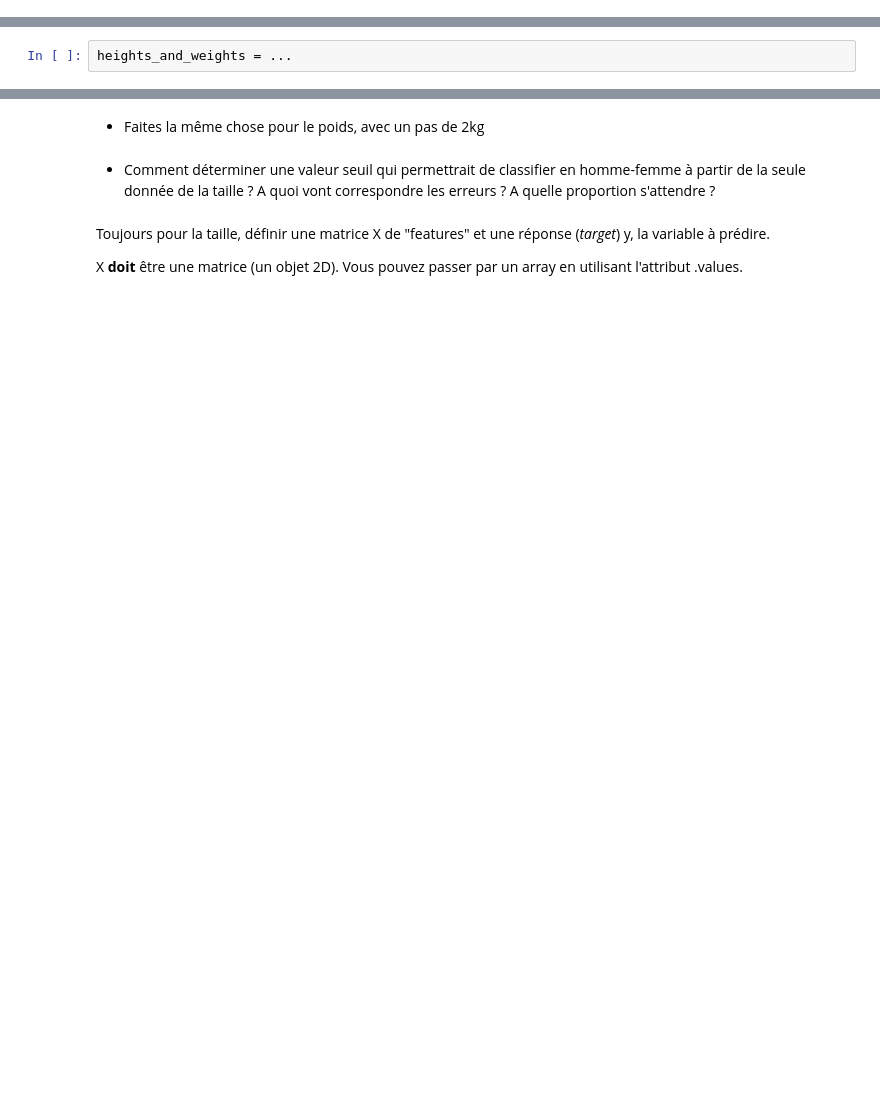
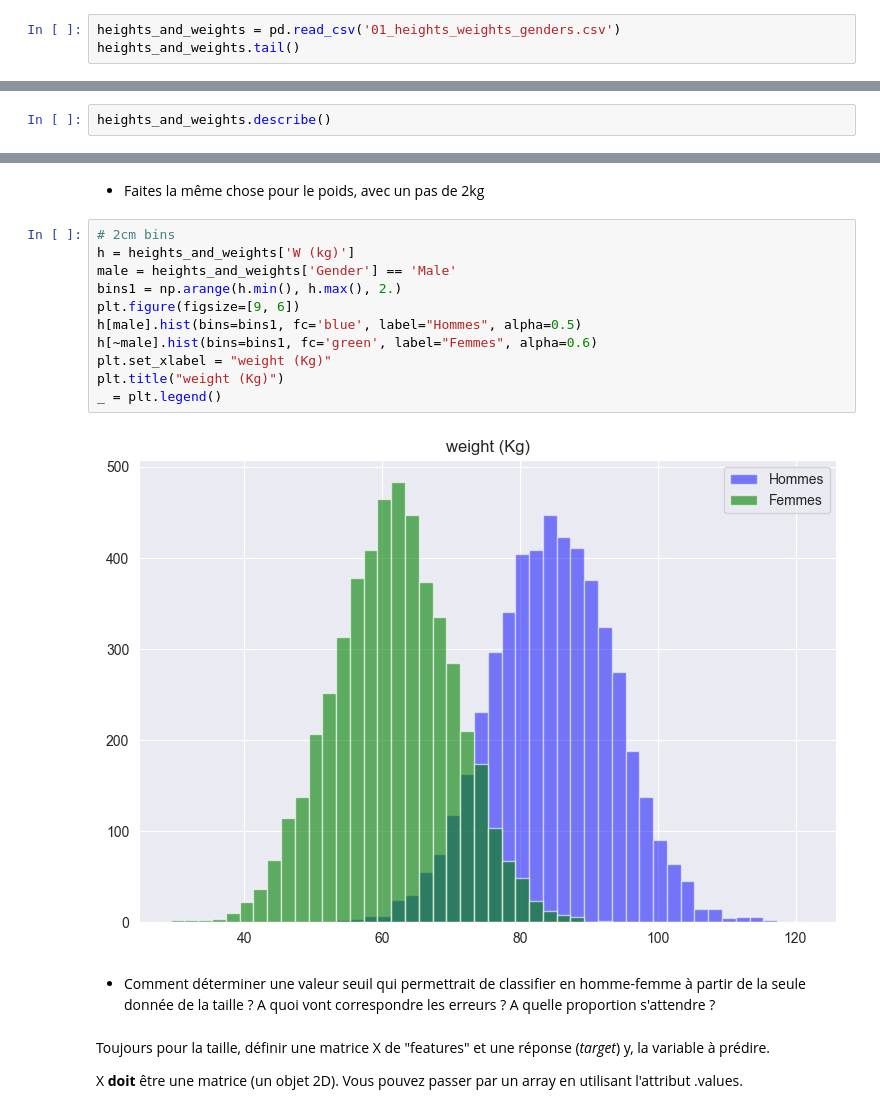
Before and after one commit to Aubert-Antoine/EL_3019-Data_Sciences, a Jupyter notebook: TP6 Discrimination Bayesinenne/TP_DiscriminationBayesienne_2023_sujet.ipynb, the cells around one changed output, grey strips where cells are left out. Drawn from its saved outputs; the diff is of its cells as text; blank space fills up the shorter version.

```diff
--- a/TP6 Discrimination Bayesinenne/TP_DiscriminationBayesienne_2023_sujet.ipynb
+++ b/TP6 Discrimination Bayesinenne/TP_DiscriminationBayesienne_2023_sujet.ipynb
@@ -87,3 +87,6 @@ Les données peuvent être obtenues [ici](https://raw.githubusercontent.com/john
 
 - Lire le fichier dans une variable heights_and_weights
 - Afficher les premières lignes
+# %%
+heights_and_weights = pd.read_csv('01_heights_weights_genders.csv')
+heights_and_weights.tail()
@@ -90,2 +100,2 @@ Les données peuvent être obtenues [ici](https://raw.githubusercontent.com/john
 # %%
-heights_and_weights = ...
+heights_and_weights.describe()
@@ -133,5 +162,18 @@ _ = plt.legend()
 # %% [markdown]
 - Faites la même chose pour le poids, avec un pas de 2kg
+# %%
+# 2cm bins
+h = heights_and_weights['W (kg)']
+male = heights_and_weights['Gender'] == 'Male'
+bins1 = np.arange(h.min(), h.max(), 2.)
+plt.figure(figsize=[9, 6])
+h[male].hist(bins=bins1, fc='blue', label="Hommes", alpha=0.5)
+h[~male].hist(bins=bins1, fc='green', label="Femmes", alpha=0.6)
+plt.set_xlabel = "weight (Kg)"
+plt.title("weight (Kg)")
+_ = plt.legend()
+# %% [output]
+[figure, added]
 # %% [markdown]
 - Comment déterminer une valeur seuil qui permettrait de classifier en homme-femme à partir de la seule donnée de la taille ? A quoi vont correspondre les erreurs ? A quelle proportion s'attendre ?
 # %% [markdown]
```
Also changed, not shown: parts of 9 cells of this notebook, 9 other files.
